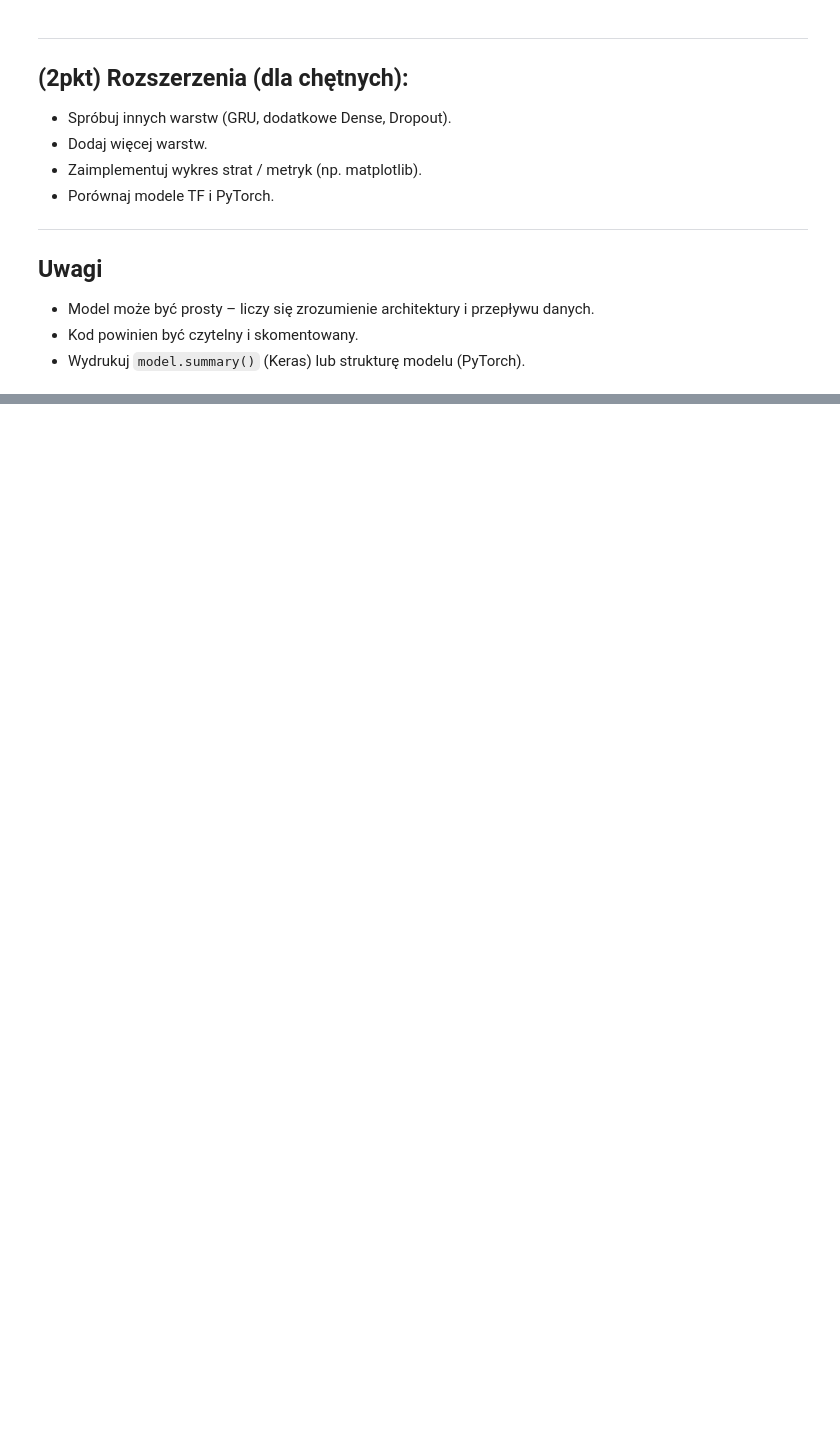
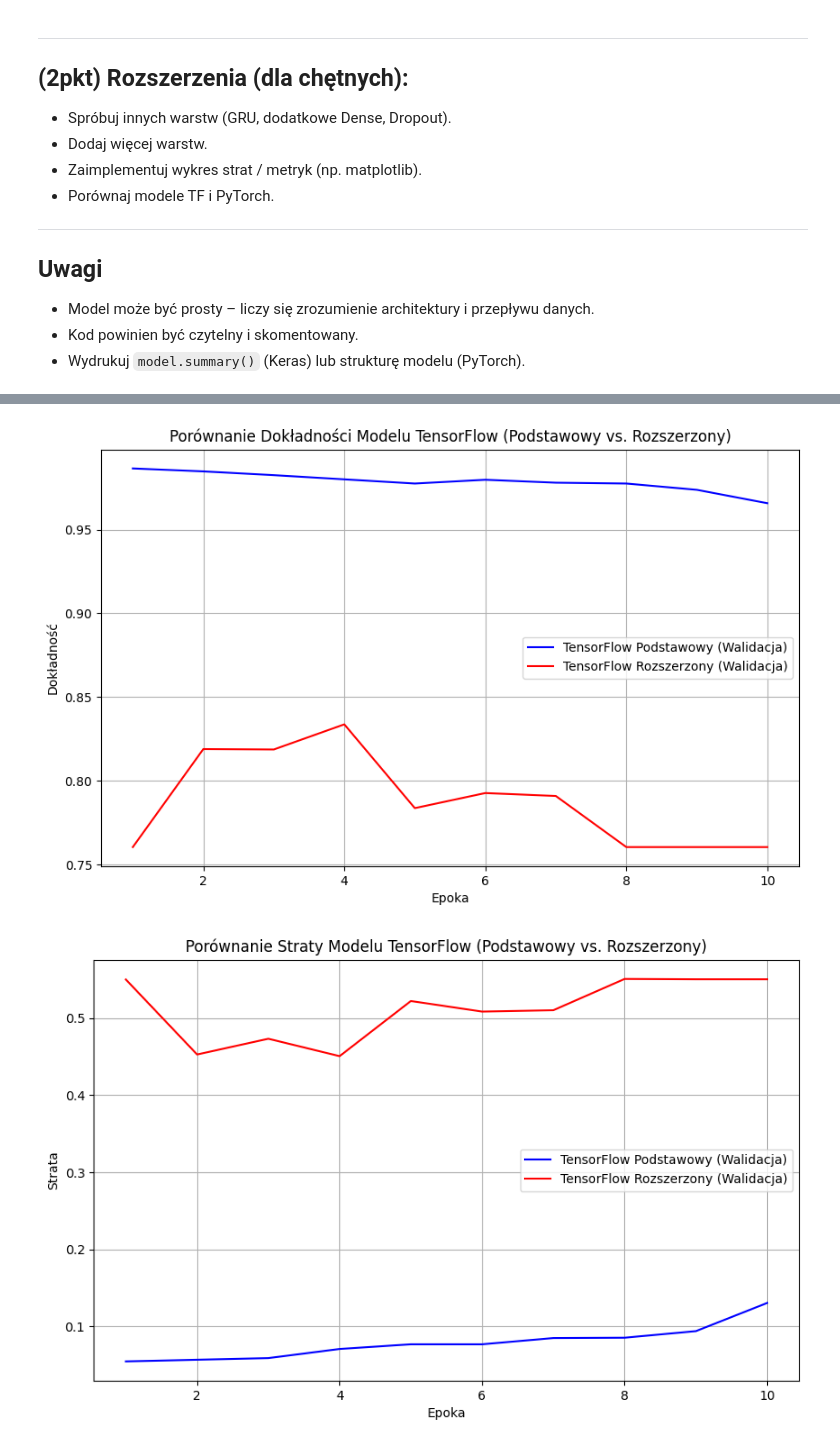
Before and after one commit to PawelCedzich/NLPLabs, a Jupyter notebook: Lista 7/zadanie_analiza_sentymentu.ipynb, the cells around one changed output, grey strips where cells are left out. Drawn from its saved outputs; the diff is of its cells as text; code cells hidden in the pictures; blank space fills up the shorter version.

```diff
--- a/Lista 7/zadanie_analiza_sentymentu.ipynb
+++ b/Lista 7/zadanie_analiza_sentymentu.ipynb
@@ -45,0 +137,19 @@ Input → Embedding → LSTM → Dense → Output (sigmoid lub softmax)
+# %%
+history_tf = model_tf.fit(X_train, y_train, epochs=10, batch_size=32, validation_data=(X_test, y_test))
+
+# Ocena modelu TensorFlow na danych testowych
+loss_tf_test, accuracy_tf_test = model_tf.evaluate(X_test, y_test)
+
+# Zapisanie metryk z historii treningu (strata i dokładność na zbiorze treningowym i walidacyjnym na każdej epoce)
+train_loss_history_tf = history_tf.history['loss']
+val_loss_history_tf = history_tf.history['val_loss']
+train_accuracy_history_tf = history_tf.history['accuracy']
+val_accuracy_history_tf = history_tf.history['val_accuracy']
+
+# Zapisanie finalnych metryk na zbiorze testowym
+final_loss_tf = loss_tf_test
+final_accuracy_tf = accuracy_tf_test
+
+print("\nTensorFlow - Finalne metryki na zbiorze testowym:")
+print(f"  Loss: {final_loss_tf}")
+print(f"  Accuracy: {final_accuracy_tf}")
@@ -45,0 +475,61 @@ Input → Embedding → LSTM → Dense → Output (sigmoid lub softmax)
+# %%
+epochs = range(1, len(train_accuracy_history_tf) + 1)
+
+# --- Wykres 1: Accuracy TensorFlow (Podstawowy vs. Rozszerzony) ---
+plt.figure(figsize=(10, 6))
+plt.plot(epochs, val_accuracy_history_tf, 'b', label='TensorFlow Podstawowy (Walidacja)')
+plt.plot(epochs, val_accuracy_history_tf_extended, 'r', label='TensorFlow Rozszerzony (Walidacja)')
+plt.title('Porównanie Dokładności Modelu TensorFlow (Podstawowy vs. Rozszerzony)')
+plt.xlabel('Epoka')
+plt.ylabel('Dokładność')
+plt.legend()
+plt.grid(True)
+plt.show()
+
+# --- Wykres 2: Loss TensorFlow (Podstawowy vs. Rozszerzony) ---
+plt.figure(figsize=(10, 6))
+plt.plot(epochs, val_loss_history_tf, 'b', label='TensorFlow Podstawowy (Walidacja)')
+plt.plot(epochs, val_loss_history_tf_extended, 'r', label='TensorFlow Rozszerzony (Walidacja)')
+plt.title('Porównanie Straty Modelu TensorFlow (Podstawowy vs. Rozszerzony)')
+plt.xlabel('Epoka')
+plt.ylabel('Strata')
+plt.legend()
+plt.grid(True)
+plt.show()
+
+# Liczba epok dla PyTorch (zakładamy, że oba modele były trenowane przez tyle samo epok)
+epochs_pt = range(1, len(train_loss_history_pt) + 1)
+
+# --- Wykres 3: Accuracy PyTorch (Podstawowy vs. Rozszerzony) ---
+plt.figure(figsize=(10, 6))
+plt.plot(epochs_pt, val_accuracy_history_pt, 'b', label='PyTorch Podstawowy (Walidacja)')
+plt.plot(epochs_pt, val_accuracy_history_pt_extended, 'r', label='PyTorch Rozszerzony (Walidacja)')
+plt.title('Porównanie Dokładności Modelu PyTorch (Podstawowy vs. Rozszerzony)')
+plt.xlabel('Epoka')
+plt.ylabel('Dokładność')
+plt.legend()
+plt.grid(True)
+plt.show()
+
+
+
+# --- Wykres 4: Loss PyTorch (Podstawowy vs. Rozszerzony) ---
+plt.figure(figsize=(10, 6))
+plt.plot(epochs_pt, train_loss_history_pt, 'b', label='PyTorch Podstawowy (Trening)')
+plt.plot(epochs_pt, train_loss_history_pt_extended, 'r', label='PyTorch Rozszerzony (Trening)')
+plt.title('Porównanie Straty Modelu PyTorch (Podstawowy vs. Rozszerzony)')
+plt.xlabel('Epoka')
+plt.ylabel('Strata')
+plt.legend()
+plt.grid(True)
+plt.show()
+
+# Możesz również wyświetlić finalne metryki dla porównania:
+print("\nFinalne Metryki Porównania:")
+print(f"TensorFlow Podstawowy - Loss: {final_loss_tf:.4f}, Accuracy: {final_accuracy_tf:.4f}")
+print(f"TensorFlow Rozszerzony - Loss: {final_loss_tf_extended:.4f}, Accuracy: {final_accuracy_tf_extended:.4f}")
+print(f"PyTorch Podstawowy - Loss: {final_loss_pt:.4f}, Accuracy: {final_accuracy_pt:.4f}")
+print(f"PyTorch Rozszerzony - Loss: {final_loss_pt_extended:.4f}, Accuracy: {final_accuracy_pt_extended:.4f}")
+# %% [output]
+[figure, added]
+[figure, added]
```
Also changed, not shown: parts of 14 cells of this notebook.
